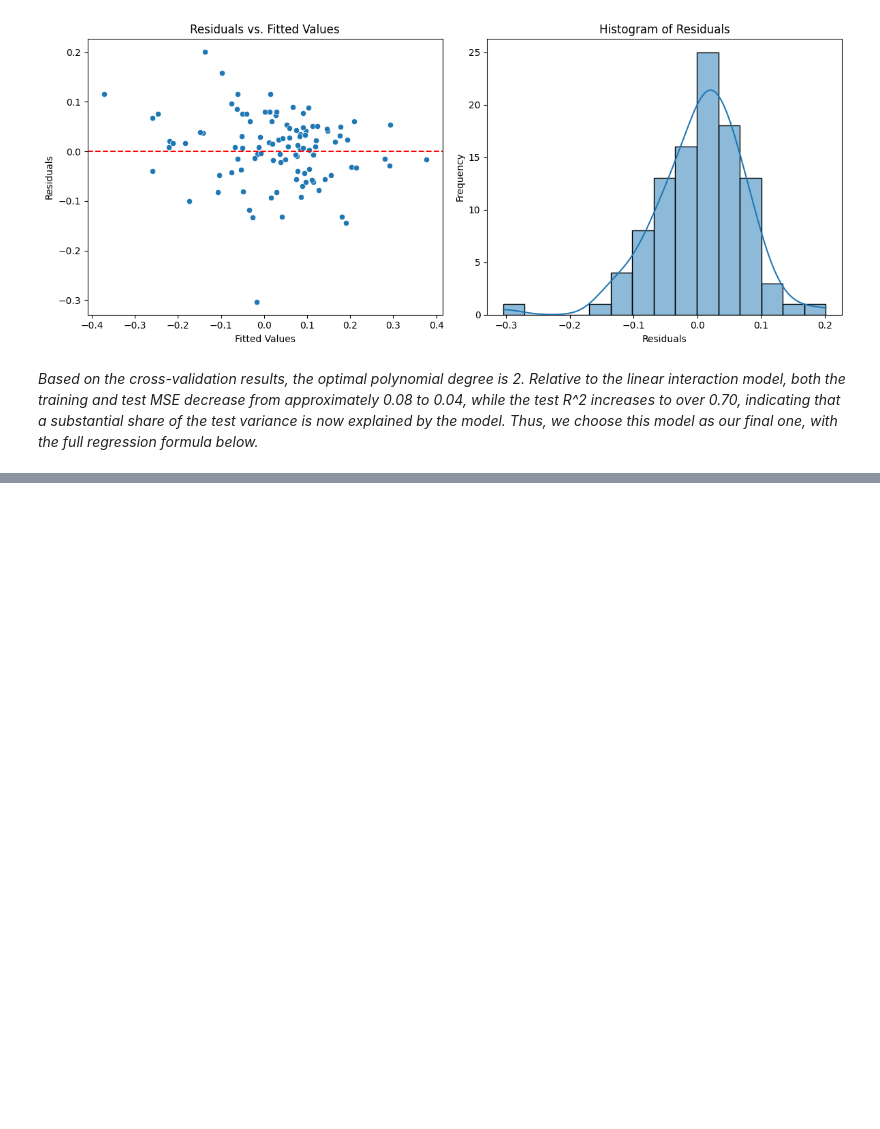
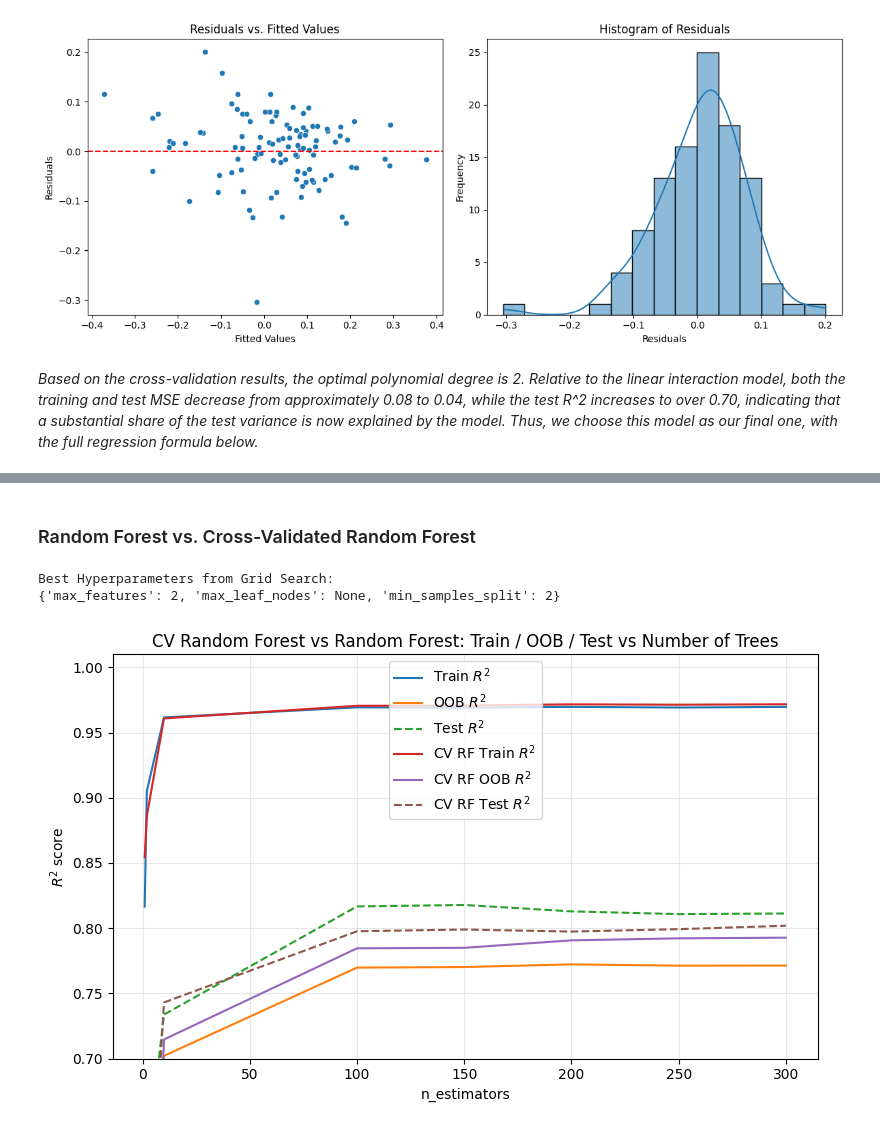
Before and after one commit to garland342/cs_1090a_project, a Jupyter notebook: cs1090a_project.ipynb, the cells around one changed output, grey strips where cells are left out. Saved outputs shown, nothing was run; the diff lists cells and outputs as text; code cells hidden in the pictures; blank space fills up the shorter version.

Commit message:
Random Forest

```diff
--- a/cs1090a_project.ipynb
+++ b/cs1090a_project.ipynb
@@ -519,0 +531,79 @@ Y = 0.0353 + -0.0212 * necm_fundinggap_state + 0.0139 * fairness_tchph + -0.0611
+# %% [markdown]
+### Random Forest vs. Cross-Validated Random Forest
+# %%
+param_grid = {
+    "min_samples_split": [2, 5, 10, 15, 20],
+    "max_features": [None, 2, 5, 'sqrt', 'log2'],
+    "max_leaf_nodes": [None, 5, 10, 20, 50, 100]
+}
+
+random_rf = RandomForestRegressor(random_state=109, n_jobs=-1)
+
+grid_search = GridSearchCV(estimator=random_rf, param_grid=param_grid, cv=5)
+grid_search.fit(X_train, y_train)
+best_params = grid_search.best_params_
+print("Best Hyperparameters from Grid Search:")
+print(best_params)
+# %% [output]
+Best Hyperparameters from Grid Search:
+{'max_features': 2, 'max_leaf_nodes': None, 'min_samples_split': 2}
+# %%
+num_estimators = [1, 2, 10, 100, 150, 200, 250, 300]
+
+train_scores_rf_tuned = np.zeros(len(num_estimators))
+oob_scores_rf_tuned = np.zeros(len(num_estimators))
+test_scores_rf_tuned = np.zeros(len(num_estimators))
+
+train_scores_rf = np.zeros(len(num_estimators))
+oob_scores_rf = np.zeros(len(num_estimators))
+test_scores_rf = np.zeros(len(num_estimators))
+
+for i, n_estimators in enumerate(num_estimators):
+    rf_tuned = RandomForestRegressor(
+        n_estimators=n_estimators,
+        min_samples_split=best_params["min_samples_split"],
+        max_features=best_params["max_features"],
+        oob_score=True,
+        random_state=109,
+        n_jobs=-1
+    )
+
+    rf_tuned.fit(X_train, y_train)
+
+    train_scores_rf_tuned[i] = rf_tuned.score(X_train, y_train)
+    oob_scores_rf_tuned[i] = rf_tuned.oob_score_
+    test_scores_rf_tuned[i] = rf_tuned.score(X_test, y_test)
+
+    rf = RandomForestRegressor(
+        n_estimators=n_estimators,
+        oob_score=True,
+        bootstrap=True,
+        max_depth=None,
+        random_state=109,
+        n_jobs=-1
+    )
+
+    rf.fit(X_train, y_train)
+
+    train_scores_rf[i] = rf.score(X_train, y_train)
+    oob_scores_rf[i] = rf.oob_score_
+    test_scores_rf[i] = rf.score(X_test, y_test)
+
+plt.figure(figsize=(8, 5))
+xs = num_estimators
+plt.plot(xs, train_scores_rf, label="Train $R^2$")
+plt.plot(xs, oob_scores_rf,   label="OOB $R^2$")
+plt.plot(xs, test_scores_rf,  label="Test $R^2$", linestyle="--")
+plt.plot(xs, train_scores_rf_tuned, label="CV RF Train $R^2$")
+plt.plot(xs, oob_scores_rf_tuned,   label="CV RF OOB $R^2$")
+plt.plot(xs, test_scores_rf_tuned,  label="CV RF Test $R^2$", linestyle="--")
+
+plt.title("CV Random Forest vs Random Forest: Train / OOB / Test vs Number of Trees")
+plt.xlabel("n_estimators")
+plt.ylabel("$R^2$ score")
+plt.ylim(0.7, 1.01)
+plt.legend()
+plt.grid(alpha=0.3)
+plt.tight_layout()
+# %% [output]
+[figure, added]
```
Also changed, not shown: parts of 17 cells of this notebook.
